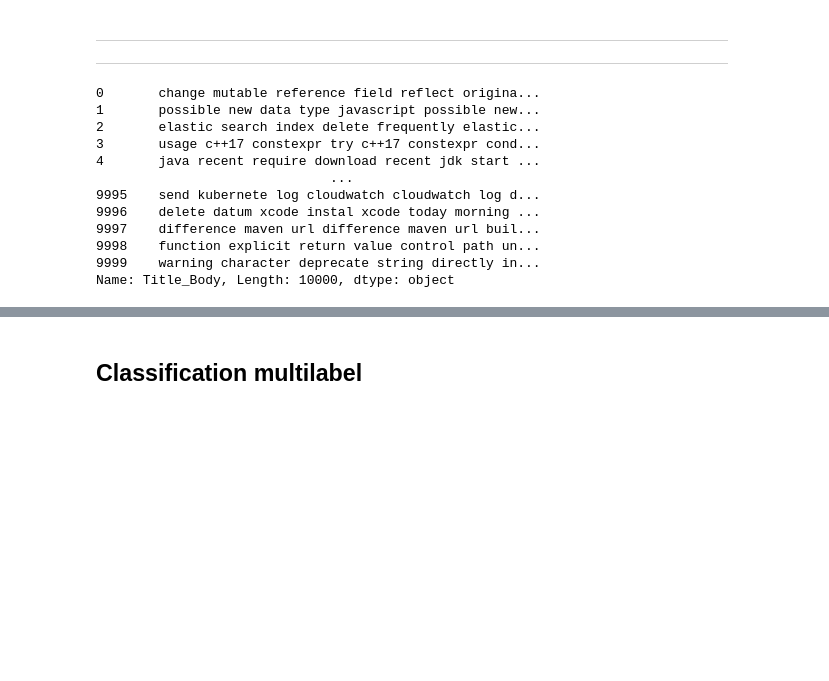
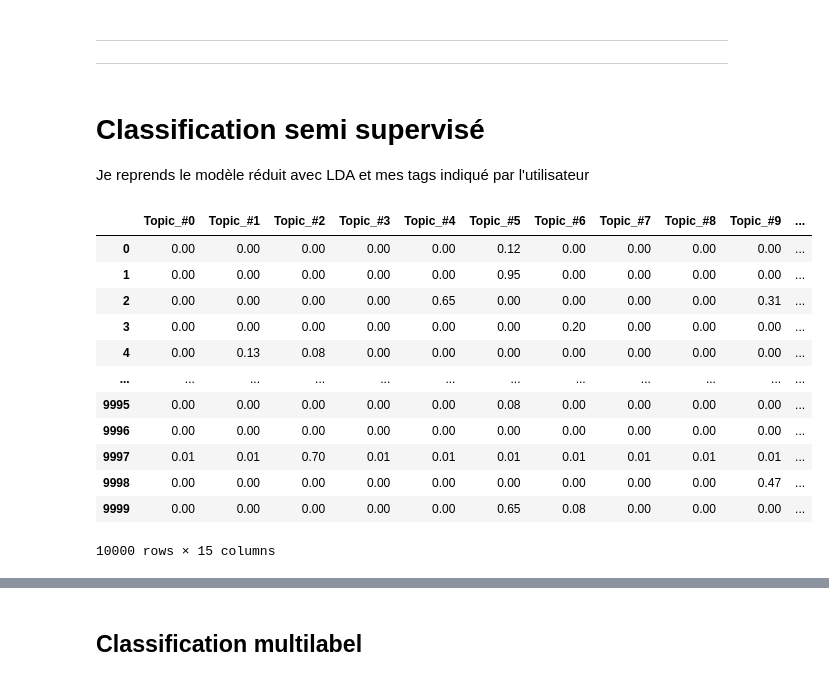
Before and after one commit to Adrian1903/Categorisez-automatiquement-des-questions, a Jupyter notebook: dev/02_nettoyage.ipynb, the cells around one changed output, grey strips where cells are left out. Cells and saved outputs as stored; diff of their text form; code cells hidden in the pictures; blank space fills up the shorter version.

Commit message:
Modélisation Test non supervisé Test semi supervisé

```diff
--- a/dev/02_nettoyage.ipynb
+++ b/dev/02_nettoyage.ipynb
@@ -663,18 +579,22 @@ df_topic_keywords.iloc[:,:10]
 # %% [markdown]
 ---
 ---
-# %%
-questions.NLP_Title_Body
-# %% [output]
-0       change mutable reference field reflect origina...
-1       possible new data type javascript possible new...
-2       elastic search index delete frequently elastic...
-3       usage c++17 constexpr try c++17 constexpr cond...
-4       java recent require download recent jdk start ...
-                              ...
-9995    send kubernete log cloudwatch cloudwatch log d...
-9996    delete datum xcode instal xcode today morning ...
-9997    difference maven url difference maven url buil...
-9998    function explicit return value control path un...
-9999    warning character deprecate string directly in...
-Name: Title_Body, Length: 10000, dtype: object
+# %% [markdown]
+# Classification semi supervisé
+Je reprends le modèle réduit avec LDA et mes tags indiqué par l'utilisateur
+# %%
+doc_topic
+# %% [output]
+|  | Topic_#0 | Topic_#1 | Topic_#2 | Topic_#3 | Topic_#4 | Topic_#5 | Topic_#6 | Topic_#7 | Topic_#8 | Topic_#9 | ... |
+| 0 | 0.00 | 0.00 | 0.00 | 0.00 | 0.00 | 0.12 | 0.00 | 0.00 | 0.00 | 0.00 | ... |
+| 1 | 0.00 | 0.00 | 0.00 | 0.00 | 0.00 | 0.95 | 0.00 | 0.00 | 0.00 | 0.00 | ... |
+| 2 | 0.00 | 0.00 | 0.00 | 0.00 | 0.65 | 0.00 | 0.00 | 0.00 | 0.00 | 0.31 | ... |
+| 3 | 0.00 | 0.00 | 0.00 | 0.00 | 0.00 | 0.00 | 0.20 | 0.00 | 0.00 | 0.00 | ... |
+| 4 | 0.00 | 0.13 | 0.08 | 0.00 | 0.00 | 0.00 | 0.00 | 0.00 | 0.00 | 0.00 | ... |
+| ... | ... | ... | ... | ... | ... | ... | ... | ... | ... | ... | ... |
+| 9995 | 0.00 | 0.00 | 0.00 | 0.00 | 0.00 | 0.08 | 0.00 | 0.00 | 0.00 | 0.00 | ... |
+| 9996 | 0.00 | 0.00 | 0.00 | 0.00 | 0.00 | 0.00 | 0.00 | 0.00 | 0.00 | 0.00 | ... |
+| 9997 | 0.01 | 0.01 | 0.70 | 0.01 | 0.01 | 0.01 | 0.01 | 0.01 | 0.01 | 0.01 | ... |
+| 9998 | 0.00 | 0.00 | 0.00 | 0.00 | 0.00 | 0.00 | 0.00 | 0.00 | 0.00 | 0.47 | ... |
+| 9999 | 0.00 | 0.00 | 0.00 | 0.00 | 0.00 | 0.65 | 0.08 | 0.00 | 0.00 | 0.00 | ... |
+10000 rows × 15 columns
```
Also changed, not shown: parts of 67 cells of this notebook.
